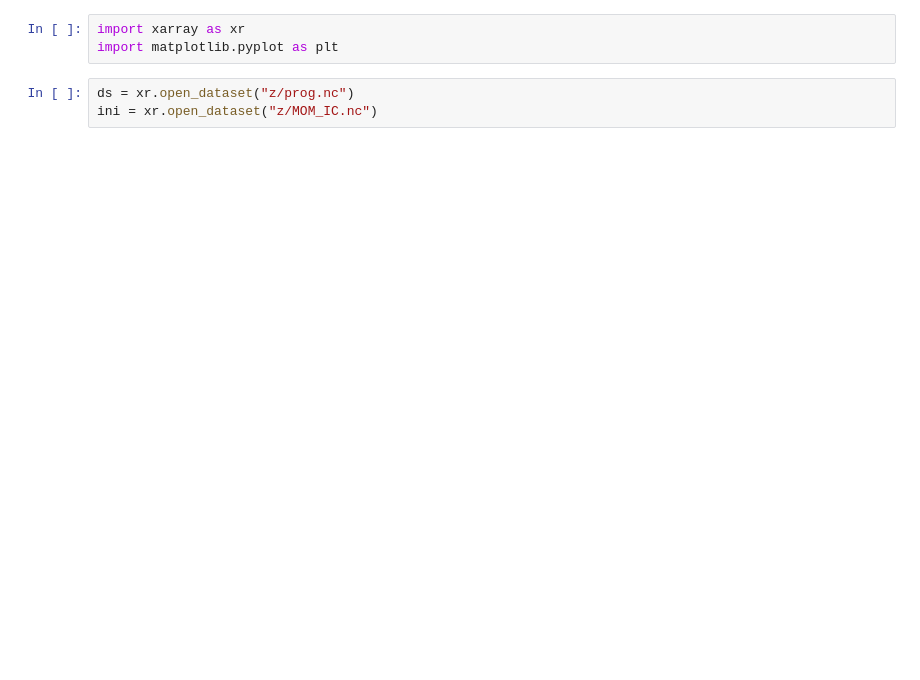
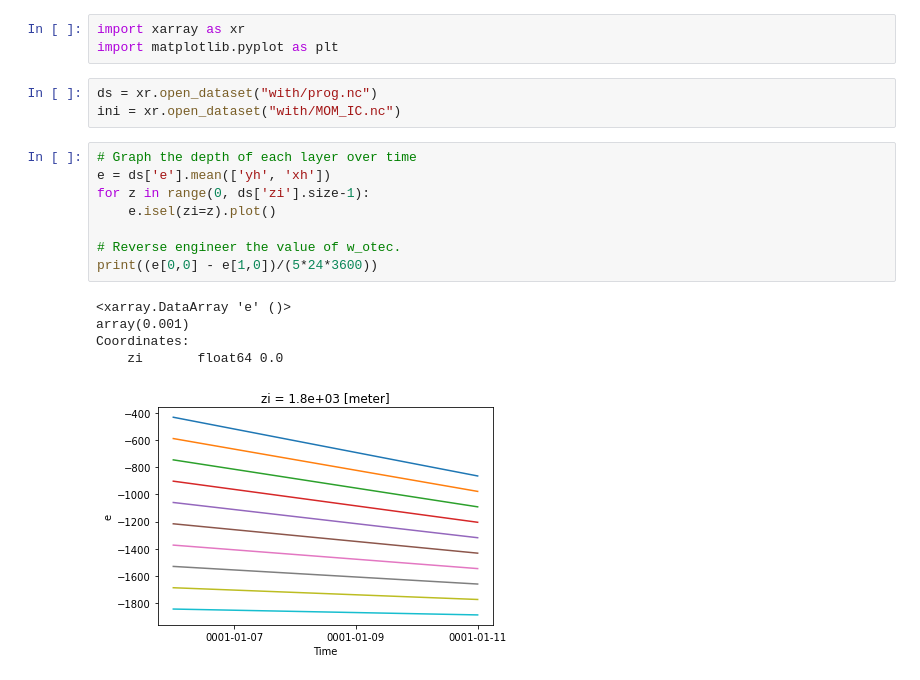
Before and after one commit to fdf2002/MOM6-examples, a Jupyter notebook: ocean_only/otec1d/test.ipynb, the cells around one changed output. Drawn from its saved outputs; the diff is of its cells as text; blank space fills up the shorter version.

```diff
--- a/ocean_only/otec1d/test.ipynb
+++ b/ocean_only/otec1d/test.ipynb
@@ -2,8 +2,22 @@
 import xarray as xr
 import matplotlib.pyplot as plt
 # %%
-ds = xr.open_dataset("z/prog.nc")
-ini = xr.open_dataset("z/MOM_IC.nc")
+ds = xr.open_dataset("with/prog.nc")
+ini = xr.open_dataset("with/MOM_IC.nc")
+# %%
+# Graph the depth of each layer over time
+e = ds['e'].mean(['yh', 'xh'])
+for z in range(0, ds['zi'].size-1):
+    e.isel(zi=z).plot()
+
+# Reverse engineer the value of w_otec.
+print((e[0,0] - e[1,0])/(5*24*3600))
+# %% [output]
+<xarray.DataArray 'e' ()>
+array(0.001)
+Coordinates:
+    zi       float64 0.0
+[figure, added]
 # %%
 plt.figure(figsize=(5,5))
 
```
Also changed, not shown: parts of 1 cell of this notebook, 18 other files.
